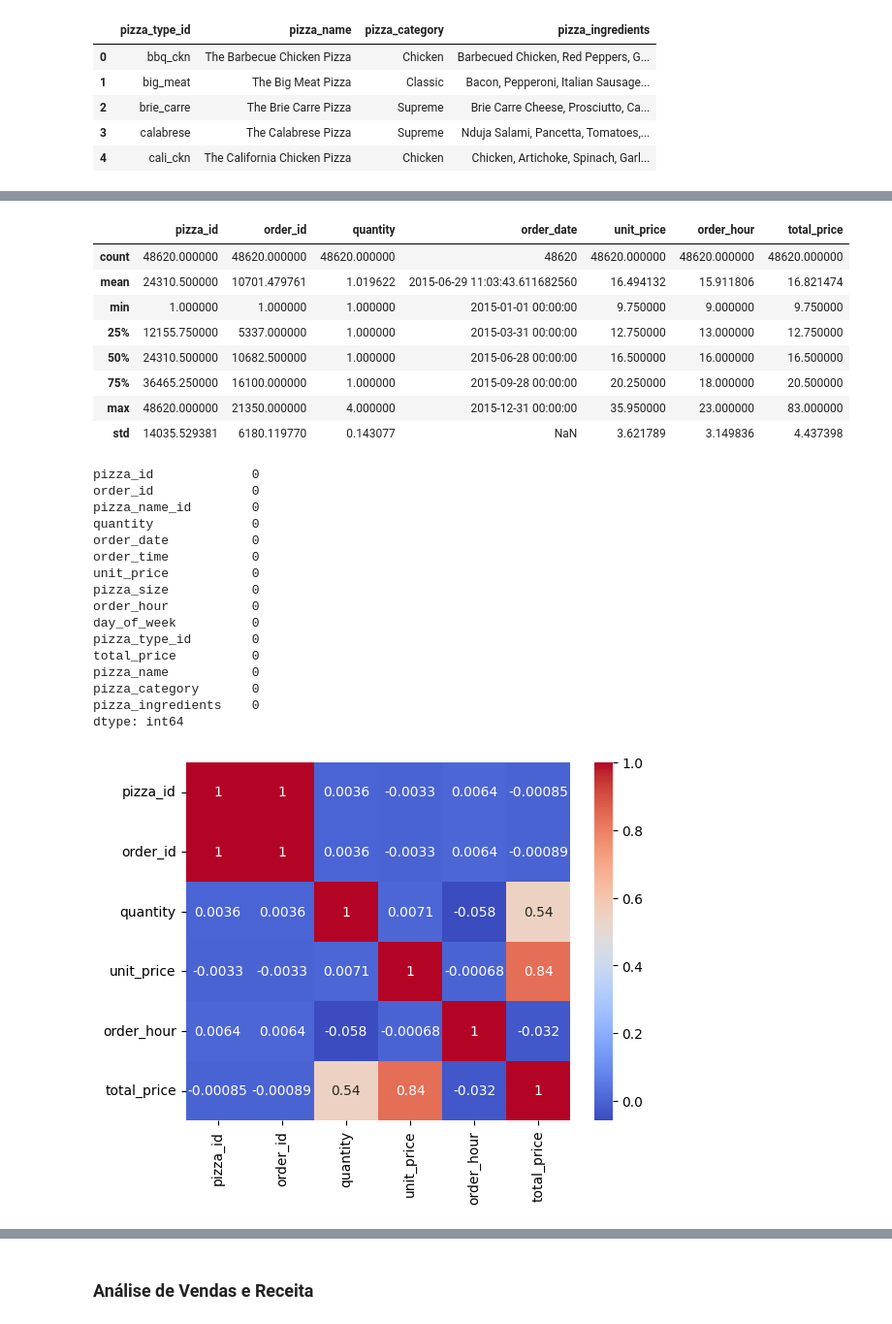
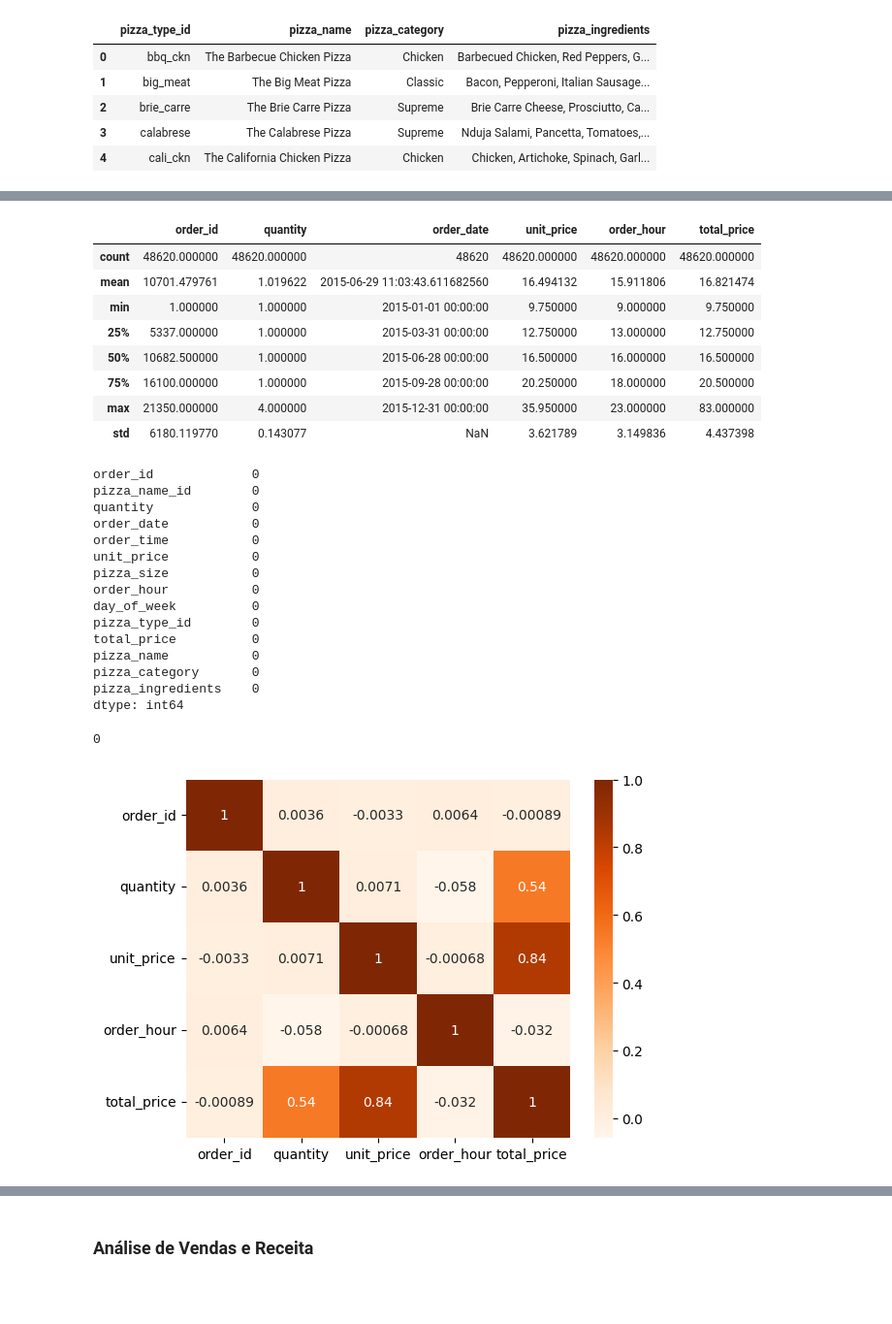
Before and after one commit to lucast98/Pizza-Sales-EDA, a Jupyter notebook: pizza_sales.ipynb, the cells around one changed output, grey strips where cells are left out. Shown at 97% size. Saved outputs shown, nothing was run; the diff lists cells and outputs as text; code cells hidden in the pictures; blank space fills up the shorter version.

```diff
--- a/pizza_sales.ipynb
+++ b/pizza_sales.ipynb
@@ -9,5 +13,5 @@ from sklearn.preprocessing import StandardScaler
 # %%
-df_sales = pd.read_csv("C:\\Users\\User\\Downloads\\Análise Pizzaria\\pizza_sales.csv", sep=";")
+df_sales = pd.read_csv("C:\\Users\\User\\Downloads\\Análise Pizzaria\\data\\pizza_sales.csv", sep=";")
 
 # Converter para datetime, tratando múltiplos formatos
 df_sales['order_date'] = pd.to_datetime(df_sales['order_date'], format='%d/%m/%Y', errors='coerce').fillna(
@@ -27,7 +31,7 @@ df_sales.head()
 | 3 | 4 | 2 | ital_supr_l | 1 | 2015-01-01 | 11:57:40 | 20.75 | L | ... |
 | 4 | 5 | 2 | mexicana_m | 1 | 2015-01-01 | 11:57:40 | 16.00 | M | ... |
 # %%
-df_types = pd.read_csv("C:\\Users\\User\\Downloads\\Análise Pizzaria\\pizza_types.csv", sep=";")
+df_types = pd.read_csv("C:\\Users\\User\\Downloads\\Análise Pizzaria\\data\\pizza_types.csv", sep=";")
 df_types.head()
 # %% [output]
 |  | pizza_type_id | pizza_name | pizza_category | pizza_ingredients |
@@ -39,5 +45,6 @@ df_types.head()
 # %%
 # Unir as tabelas para ter os nomes das pizzas e seus ingredientes no dataframe principal
 df_pizza = df_sales.merge(df_types, on='pizza_type_id', how='left')
+df_pizza = df_pizza.drop(columns=['pizza_id']) # Remover a coluna pizza_id, pois não é necessária e possui a mesma representação que o indíce da base
 df_pizza
 # %% [output]
@@ -77,19 +90,18 @@ memory usage: 5.4+ MB
 # %%
 df_pizza.describe()
 # %% [output]
-|  | pizza_id | order_id | quantity | order_date | unit_price | order_hour | total_price |
-| count | 48620.000000 | 48620.000000 | 48620.000000 | 48620 | 48620.000000 | 48620.000000 | 48620.000000 |
-| mean | 24310.500000 | 10701.479761 | 1.019622 | 2015-06-29 11:03:43.611682560 | 16.494132 | 15.911806 | 16.821474 |
-| min | 1.000000 | 1.000000 | 1.000000 | 2015-01-01 00:00:00 | 9.750000 | 9.000000 | 9.750000 |
-| 25% | 12155.750000 | 5337.000000 | 1.000000 | 2015-03-31 00:00:00 | 12.750000 | 13.000000 | 12.750000 |
-| 50% | 24310.500000 | 10682.500000 | 1.000000 | 2015-06-28 00:00:00 | 16.500000 | 16.000000 | 16.500000 |
-| 75% | 36465.250000 | 16100.000000 | 1.000000 | 2015-09-28 00:00:00 | 20.250000 | 18.000000 | 20.500000 |
-| max | 48620.000000 | 21350.000000 | 4.000000 | 2015-12-31 00:00:00 | 35.950000 | 23.000000 | 83.000000 |
-| std | 14035.529381 | 6180.119770 | 0.143077 | NaN | 3.621789 | 3.149836 | 4.437398 |
+|  | order_id | quantity | order_date | unit_price | order_hour | total_price |
+| count | 48620.000000 | 48620.000000 | 48620 | 48620.000000 | 48620.000000 | 48620.000000 |
+| mean | 10701.479761 | 1.019622 | 2015-06-29 11:03:43.611682560 | 16.494132 | 15.911806 | 16.821474 |
+| min | 1.000000 | 1.000000 | 2015-01-01 00:00:00 | 9.750000 | 9.000000 | 9.750000 |
+| 25% | 5337.000000 | 1.000000 | 2015-03-31 00:00:00 | 12.750000 | 13.000000 | 12.750000 |
+| 50% | 10682.500000 | 1.000000 | 2015-06-28 00:00:00 | 16.500000 | 16.000000 | 16.500000 |
+| 75% | 16100.000000 | 1.000000 | 2015-09-28 00:00:00 | 20.250000 | 18.000000 | 20.500000 |
+| max | 21350.000000 | 4.000000 | 2015-12-31 00:00:00 | 35.950000 | 23.000000 | 83.000000 |
+| std | 6180.119770 | 0.143077 | NaN | 3.621789 | 3.149836 | 4.437398 |
 # %%
 df_pizza.isna().sum()
 # %% [output]
-pizza_id             0
 order_id             0
 pizza_name_id        0
 quantity             0
@@ -105,9 +117,13 @@ pizza_name           0
 pizza_category       0
 pizza_ingredients    0
 dtype: int64
+# %%
+df_pizza.duplicated().sum()
+# %% [output]
+0
 # %%
 numeric_columns = df_pizza.select_dtypes(include=['number'])
-sns.heatmap(numeric_columns.corr(), cmap='coolwarm', annot=True)
+sns.heatmap(numeric_columns.corr(), cmap='Oranges', annot=True)
 plt.show()
 # %% [output]
-[figure, old version]
+[figure, new version]
```
Also changed, not shown: parts of 71 cells of this notebook.
